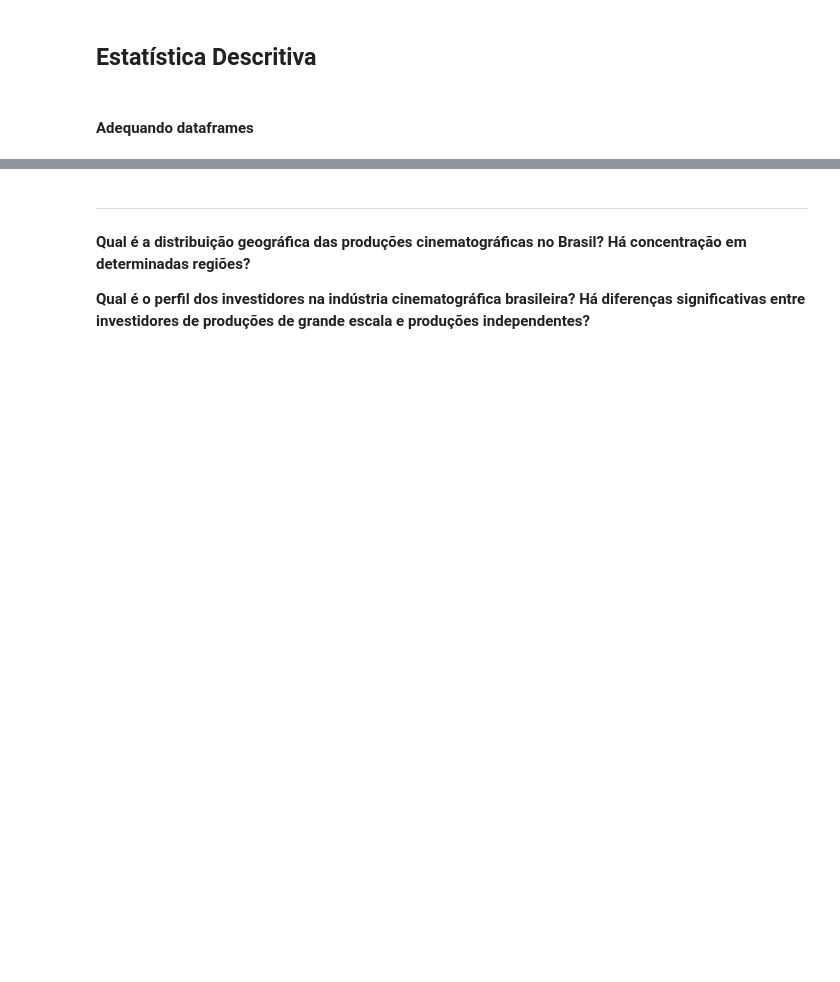
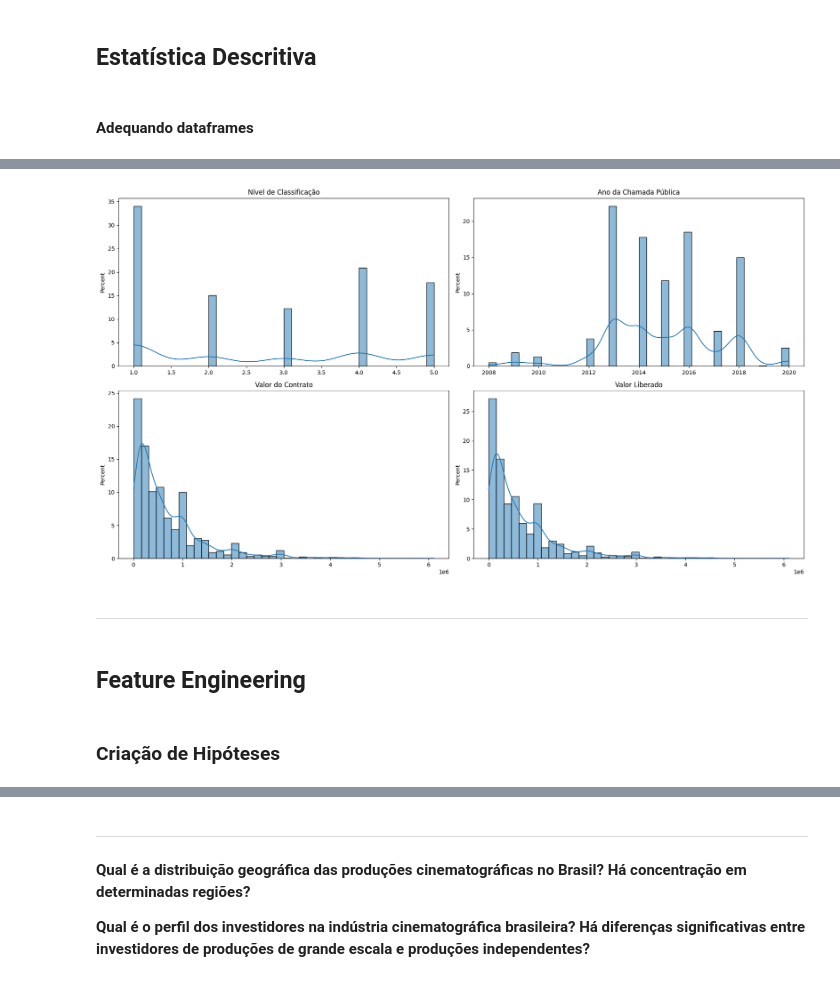
Before and after one commit to fonsecadados/AgenciaNacionalDoCinema_ANCINE, a Jupyter notebook: ANCINE_DesafiosEOportunidades.ipynb, the cells around one changed output, grey strips where cells are left out. Cells and saved outputs as stored; diff of their text form; code cells hidden in the pictures; blank space fills up the shorter version.

```diff
--- a/ANCINE_DesafiosEOportunidades.ipynb
+++ b/ANCINE_DesafiosEOportunidades.ipynb
@@ -1000,0 +964,10 @@ None
+# %%
+plot_hist_renuncia_fiscal()
+# %% [output]
+[figure, added]
+# %% [markdown]
+---
+# %% [markdown]
+## Feature Engineering
+# %% [markdown]
+### Criação de Hipóteses
```
Also changed, not shown: parts of 33 cells of this notebook, 6 other files.
